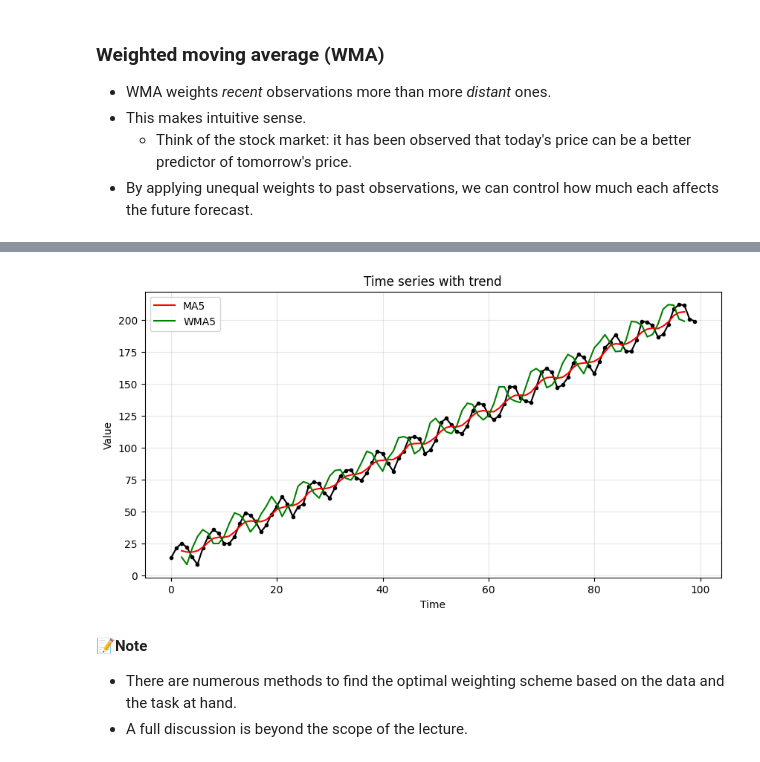
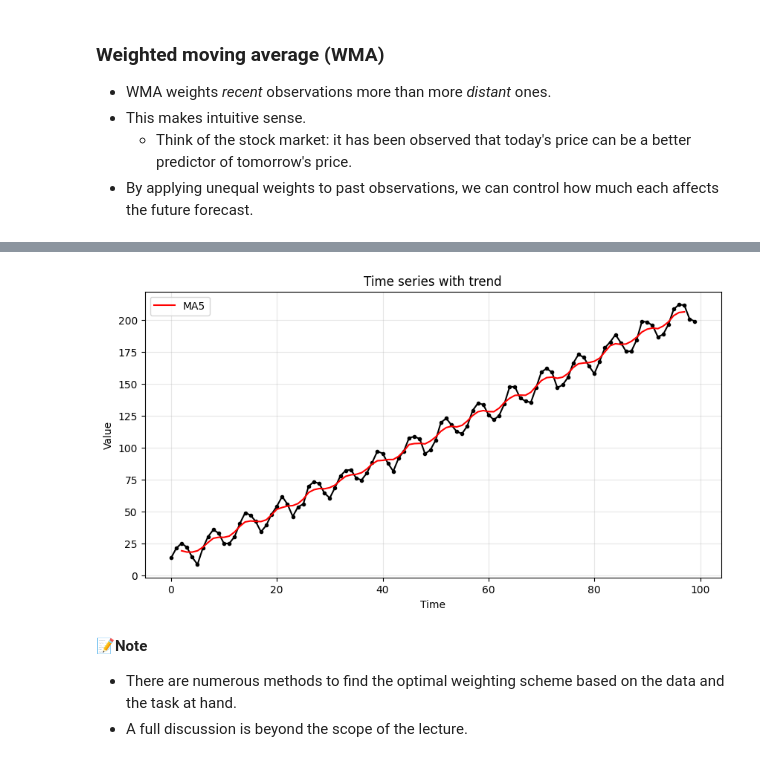
Before and after one commit to nsydn/ise043_tsaf, a Jupyter notebook: ise043_tsaf_2526f_3_smoothing.ipynb, the cells around one changed output, grey strips where cells are left out. Saved outputs shown, nothing was run; the diff lists cells and outputs as text; code cells hidden in the pictures.

```diff
--- a/ise043_tsaf_2526f_3_smoothing.ipynb
+++ b/ise043_tsaf_2526f_3_smoothing.ipynb
@@ -316,15 +316,15 @@ def weighted_moving_average(obs, weights):
 # %%
 w = 5
 loss = int((w-1)/2)
 weights = [0,0,0,0,1] #[0.543,0.294,0.16]
 trend_MA = moving_average(trend_seas,w)
 trend_WMA = weighted_moving_average(trend_seas,weights)
 ts_plot(time, trend_seas, "Time series with trend")
 plt.plot(time[loss:-loss], trend_MA, 'r', label="MA%.0f" % w)
-plt.plot(time[loss:-loss], trend_WMA, 'g', label="WMA%.0f" % w)
+# plt.plot(time[loss:-loss], trend_WMA, 'g', label="WMA%.0f" % w)
 plt.legend();
 # %% [output]
-[figure, old version]
+[figure, new version]
 # %% [markdown]
 **📝Note**
 
```
Also changed, not shown: parts of 4 cells of this notebook.
